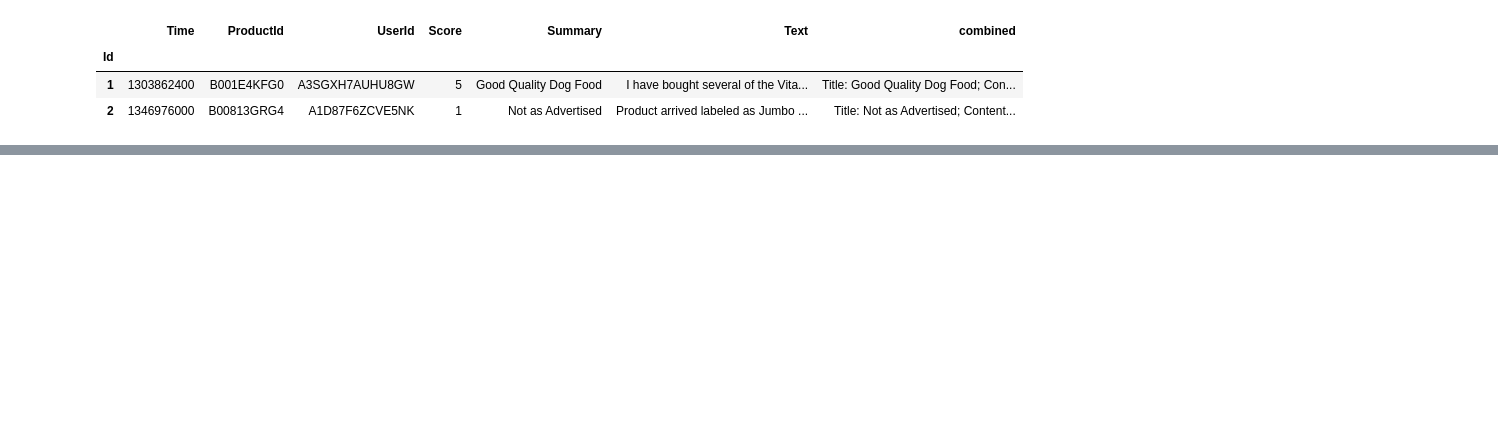
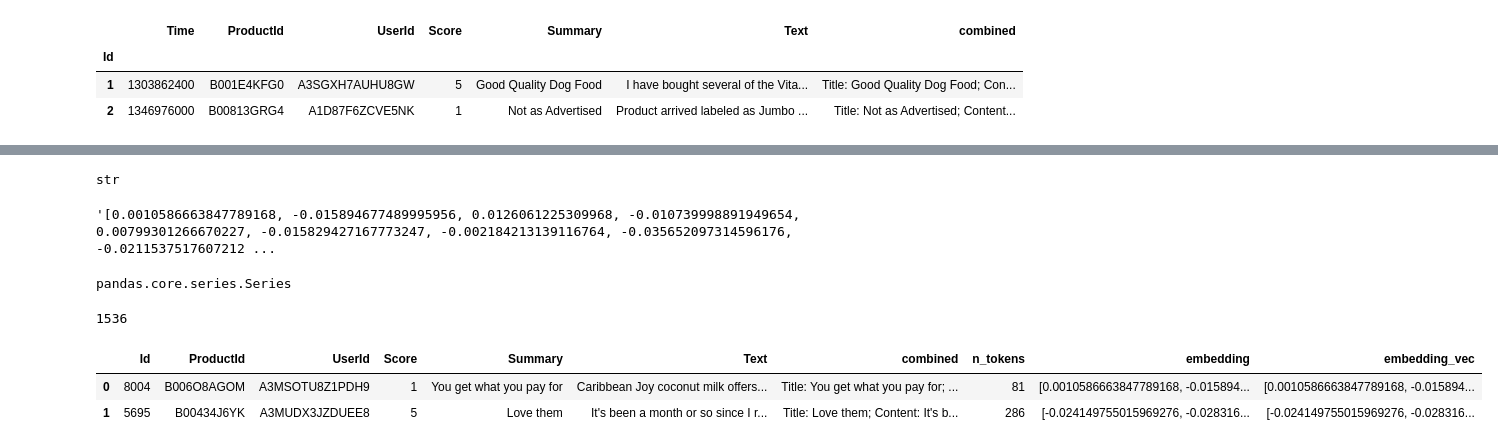
Before and after one commit to binghuis/notes, a Jupyter notebook: text-embedding/embedding.ipynb, the cells around one changed output, grey strips where cells are left out. Drawn from its saved outputs; the diff is of its cells as text; code cells hidden in the pictures; blank space fills up the shorter version.

```diff
--- a/text-embedding/embedding.ipynb
+++ b/text-embedding/embedding.ipynb
@@ -126,0 +124,2 @@ df.to_csv(output_datapath, index=False)
+# %%
+df_embedded = pd.read_csv(output_datapath)
@@ -126,0 +145,27 @@ df.to_csv(output_datapath, index=False)
+# %%
+type(df_embedded["embedding"][0])
+# %% [output]
+str
+# %%
+df_embedded["embedding"][0]
+# %% [output]
+'[0.0010586663847789168, -0.015894677489995956, 0.0126061225309968, -0.010739998891949654, 0.00799301266670227, -0.015829427167773247, -0.002184213139116764, -0.035652097314596176, -0.0211537517607212 ...
+# %%
+import ast
+
+# 将字符串转换为向量
+df_embedded["embedding_vec"] = df_embedded["embedding"].apply(ast.literal_eval)
+# %%
+type(df_embedded["embedding_vec"])
+# %% [output]
+pandas.core.series.Series
+# %%
+len(df_embedded["embedding_vec"][0])
+# %% [output]
+1536
+# %%
+df_embedded.head(2)
+# %% [output]
+|  | Id | ProductId | UserId | Score | Summary | Text | combined | n_tokens | embedding | embedding_vec |
+| 0 | 8004 | B006O8AGOM | A3MSOTU8Z1PDH9 | 1 | You get what you pay for | Caribbean Joy coconut milk offers... | Title: You get what you pay for; ... | 81 | [0.0010586663847789168, -0.015894... | [0.0010586663847789168, -0.015894... |
+| 1 | 5695 | B00434J6YK | A3MUDX3JZDUEE8 | 5 | Love them | It's been a month or so since I r... | Title: Love them; Content: It's b... | 286 | [-0.024149755015969276, -0.028316... | [-0.024149755015969276, -0.028316... |
```
Also changed, not shown: parts of 23 cells of this notebook, 6 other files.
